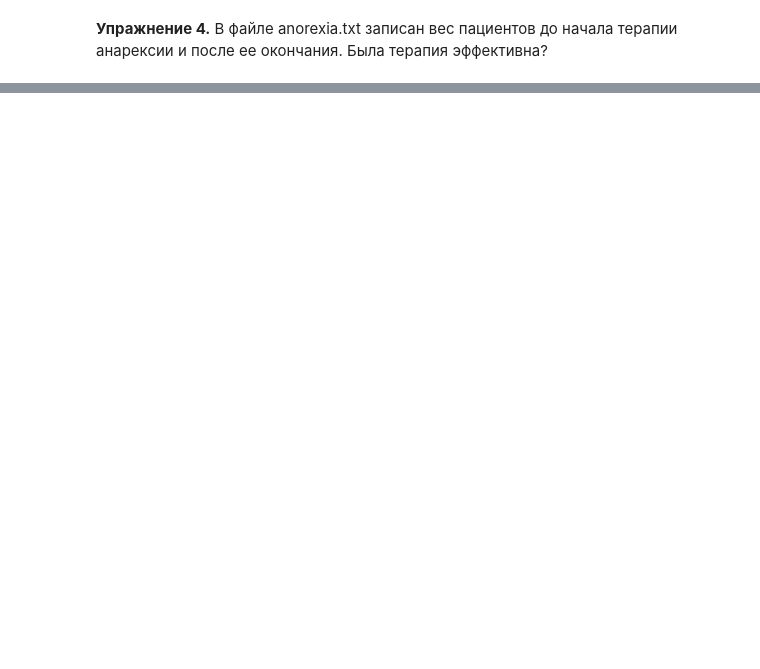
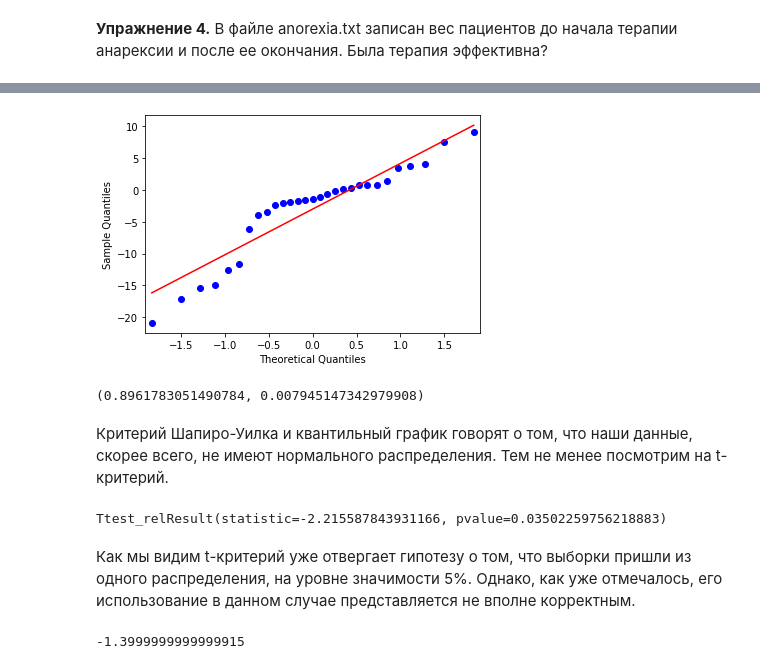
Before and after one commit to Oleg-DS/learning_data_science, a Jupyter notebook: Statistics/HW_3.ipynb, the cells around one changed output, grey strips where cells are left out. Saved outputs shown, nothing was run; the diff lists cells and outputs as text; code cells hidden in the pictures; blank space fills up the shorter version.

```diff
--- a/Statistics/HW_3.ipynb
+++ b/Statistics/HW_3.ipynb
@@ -130,0 +161,26 @@ anorexia
+# %%
+# попробуем также использовать двухвыборочный t-критерий для зависимых выборок,
+# для этого сначала проверим наши данные на нормальность
+
+qqplot(before-after, line='s')
+plt.show()
+# %% [output]
+[figure, added]
+# %%
+stats.shapiro(before-after)
+# %% [output]
+(0.8961783051490784, 0.007945147342979908)
+# %% [markdown]
+Критерий Шапиро-Уилка и квантильный график говорят о том, что наши данные, скорее всего, не имеют нормального распределения. Тем не менее посмотрим на t-критерий.
+# %%
+stats.ttest_rel(before, after)
+# %% [output]
+Ttest_relResult(statistic=-2.215587843931166, pvalue=0.03502259756218883)
+# %% [markdown]
+Как мы видим t-критерий уже отвергает гипотезу о том, что выборки пришли из одного распределения, на уровне значимости 5%. Однако, как уже отмечалось, его использование в данном случае представляется не вполне корректным.
+# %%
+# попробуем также оценить параметр сдвига
+
+np.median(before-after)
+# %% [output]
+-1.3999999999999915
```
Also changed, not shown: parts of 72 cells of this notebook.
